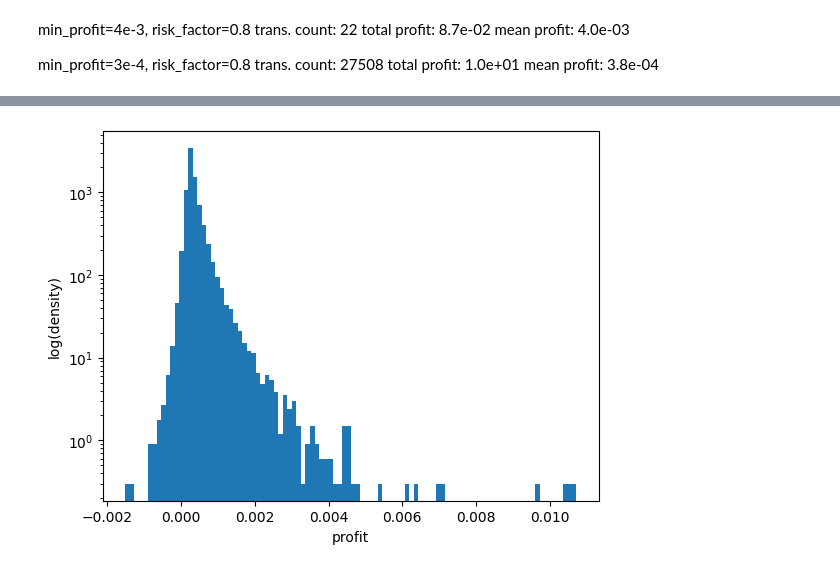
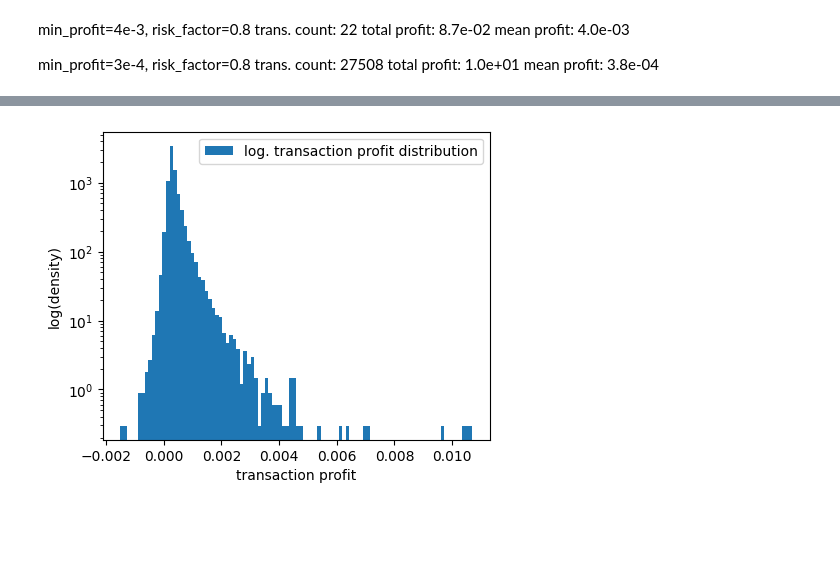
Before and after one commit to stefanzarembinski/szx81, a Jupyter notebook: src/forecast.ipynb, the cells around one changed output, grey strips where cells are left out. Cells and saved outputs as stored; diff of their text form; code cells hidden in the pictures; blank space fills up the shorter version.

```diff
--- a/src/forecast.ipynb
+++ b/src/forecast.ipynb
@@ -10,6 +10,8 @@ from mpl_toolkits.mplot3d import Axes3D
 import scipy.signal as signal
 import core as co
 import sys
+
+plt.rcParams['figure.figsize'] = (5, 4)
 # %%
 import hist_data as hd
 
@@ -219,7 +119,8 @@ plt.show()
 # %%
-plt.hist(profits, bins=100, density=True, log=True)
-plt.xlabel('profit')
+plt.hist(profits, bins=100, density=True, log=True, label='log. transaction profit distribution')
+plt.xlabel('transaction profit')
 plt.ylabel('log(density)')
+plt.legend()
 plt.show()
 # %% [output]
-[figure, old version]
+[figure, new version]
```
Also changed, not shown: parts of 11 cells of this notebook.
